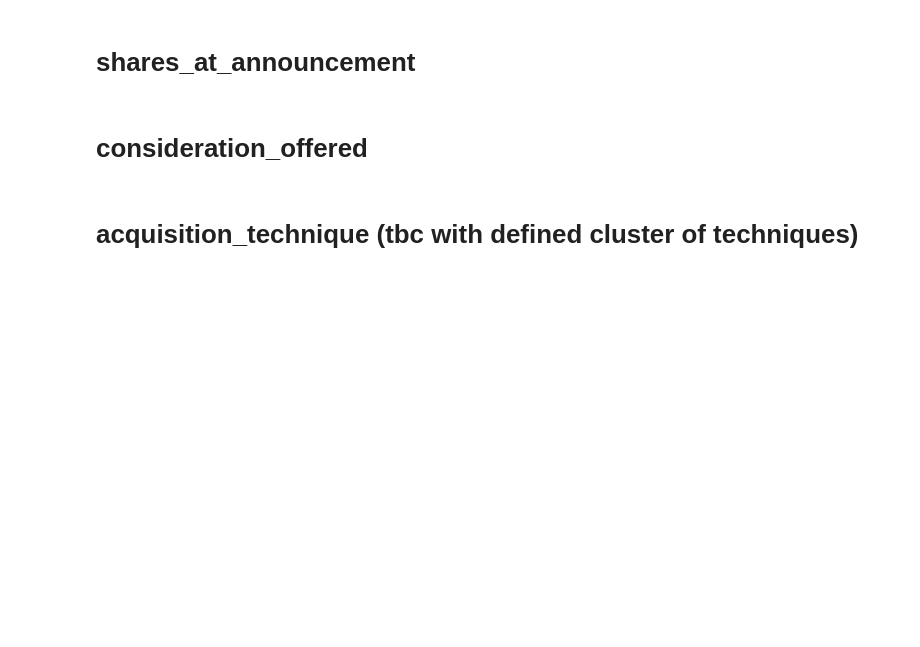
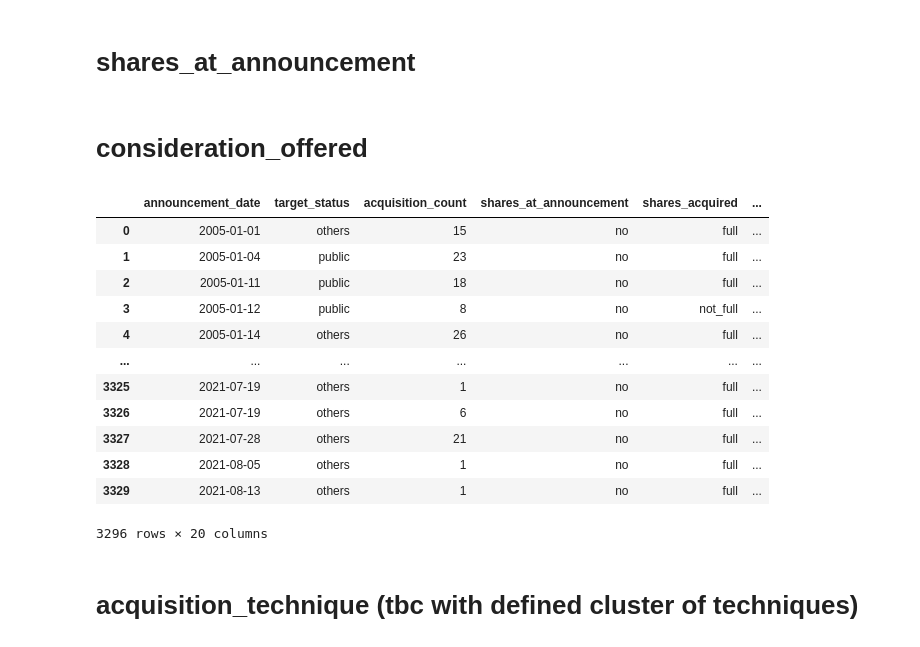
Before and after one commit to cobergmann/MA_PREDICTOR, a Jupyter notebook: notebooks/Preprocessing/cobergmann_preproc_detailed.ipynb, the cells around one changed output. Drawn from its saved outputs; the diff is of its cells as text; code cells hidden in the pictures; blank space fills up the shorter version.

```diff
--- a/notebooks/Preprocessing/cobergmann_preproc_detailed.ipynb
+++ b/notebooks/Preprocessing/cobergmann_preproc_detailed.ipynb
@@ -119,5 +119,5 @@ clean.drop(columns=['acquiror_code', 'target_code'], inplace=True)
 # %%
 # Implement the declassifier
 
-pickle_in = open("/Users/Conradi/code/cobergmann/MA_PREDICTOR/MA_PREDICTOR/data/declassification.pkl","rb")
+pickle_in = open("../../MA_PREDICTOR/data//declassification.pkl","rb")
 results = pickle.load(pickle_in)
@@ -183,5 +203,21 @@ def cash(considerations):
 clean['consideration_offered'] = clean.apply(lambda row:
                                              cash(row.consideration_offered),
                                              axis=1)
+# %%
+clean
+# %% [output]
+|  | announcement_date | target_status | acquisition_count | shares_at_announcement | shares_acquired | ... |
+| 0 | 2005-01-01 | others | 15 | no | full | ... |
+| 1 | 2005-01-04 | public | 23 | no | full | ... |
+| 2 | 2005-01-11 | public | 18 | no | full | ... |
+| 3 | 2005-01-12 | public | 8 | no | not_full | ... |
+| 4 | 2005-01-14 | others | 26 | no | full | ... |
+| ... | ... | ... | ... | ... | ... | ... |
+| 3325 | 2021-07-19 | others | 1 | no | full | ... |
+| 3326 | 2021-07-19 | others | 6 | no | full | ... |
+| 3327 | 2021-07-28 | others | 21 | no | full | ... |
+| 3328 | 2021-08-05 | others | 1 | no | full | ... |
+| 3329 | 2021-08-13 | others | 1 | no | full | ... |
+3296 rows × 20 columns
 # %% [markdown]
 # acquisition_technique (tbc with defined cluster of techniques)
```
Also changed, not shown: parts of 10 cells of this notebook, 2 other files.
